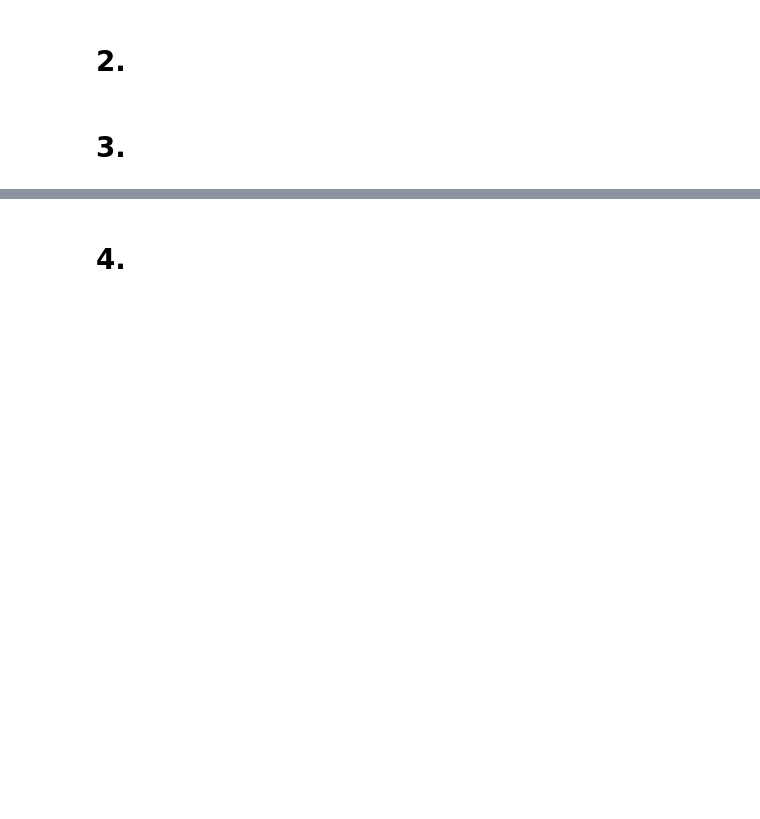
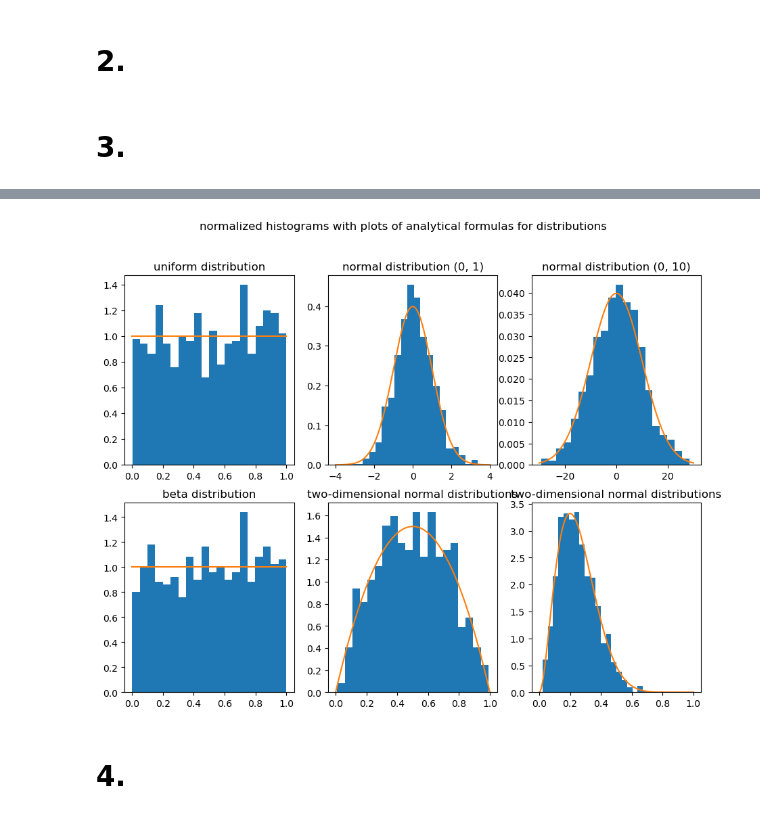
Before and after one commit to niziox/Data-Analytics, a Jupyter notebook: lab1/lab1.ipynb, the cells around one changed output, grey strips where cells are left out. Saved outputs shown, nothing was run; the diff lists cells and outputs as text; code cells hidden in the pictures; blank space fills up the shorter version.

```diff
--- a/lab1/lab1.ipynb
+++ b/lab1/lab1.ipynb
@@ -46,3 +35,41 @@ plt.show()
+# %%
+fig, ((ax1, ax2, ax3), (ax4, ax5, ax6)) = plt.subplots(2, 3, figsize=(11, 8))
+plt.suptitle('normalized histograms with plots of analytical formulas for distributions')
+bins = 20
+
+ax1.hist(arr_uniform, bins=bins, density=True)
+x = np.linspace(0, 1, 1000)
+ax1.plot(x, uniform.pdf(x, 0, 1))
+ax1.set_title('uniform distribution')
+
+ax2.hist(arr_normal_1, bins=bins, density=True)
+x = np.linspace(-4, 4, 1000)
+ax2.plot(x, norm.pdf(x, 0, 1))
+ax2.set_title('normal distribution (0, 1)')
+
+ax3.hist(arr_normal_10, bins=bins, density=True)
+x = np.linspace(-30, 30, 1000)
+ax3.plot(x, norm.pdf(x, 0, 10))
+ax3.set_title('normal distribution (0, 10)')
+
+ax4.hist(arr_beta[:, 0], bins=bins, density=True)
+x = np.linspace(0, 1, 1000)
+ax4.plot(x, beta.pdf(x, 1, 1))
+ax4.set_title('beta distribution')
+
+ax5.hist(arr_beta[:, 1], bins=bins, density=True)
+x = np.linspace(0, 1, 1000)
+ax5.plot(x, beta.pdf(x, 2, 2))
+ax5.set_title('two-dimensional normal distributions')
+
+ax6.hist(arr_beta[:, 2], bins=bins, density=True)
+x = np.linspace(0, 1, 1000)
+ax6.plot(x, beta.pdf(x, 3, 9))
+ax6.set_title('two-dimensional normal distributions')
+
+plt.show()
+# %% [output]
+[figure, added]
 # %% [markdown]
 # 4.
 # %%
```
Also changed, not shown: parts of 13 cells of this notebook.
